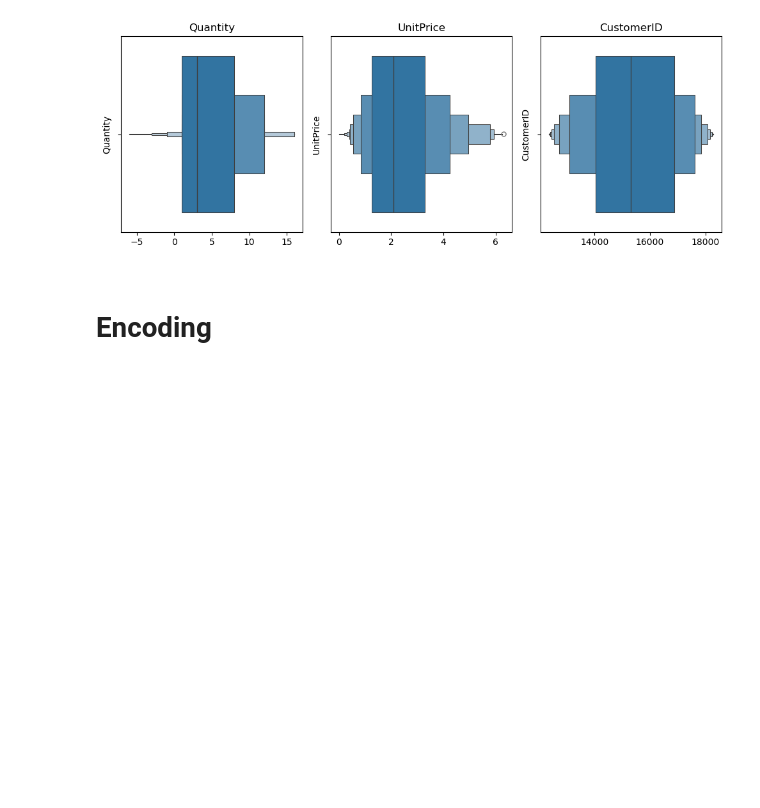
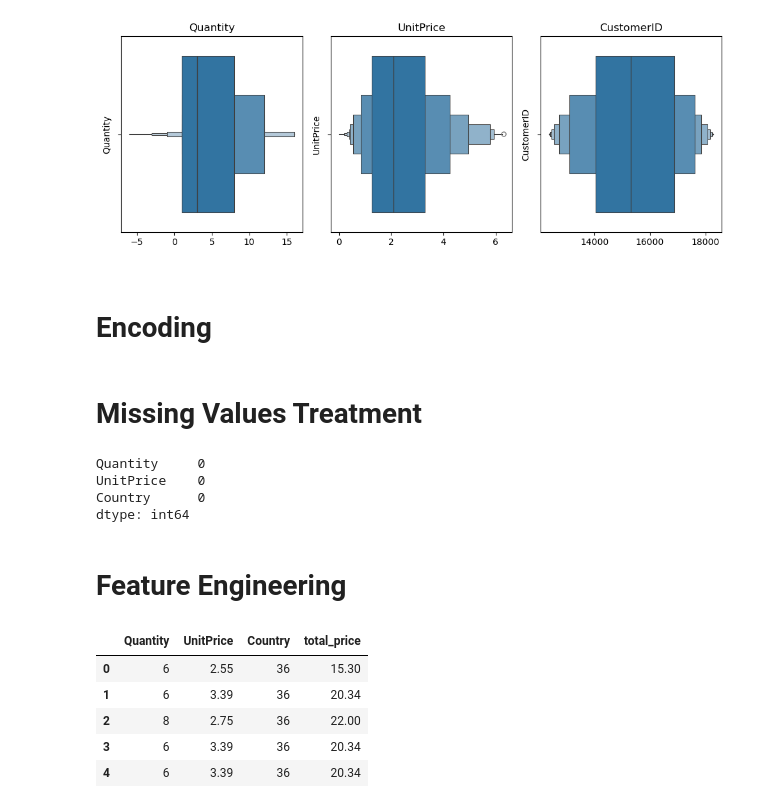
Before and after one commit to ahmedhassan456/customer_segmentation, a Jupyter notebook: customer_segmentation.ipynb, the cells around one changed output. Drawn from its saved outputs; the diff is of its cells as text; code cells hidden in the pictures; blank space fills up the shorter version.

```diff
--- a/customer_segmentation.ipynb
+++ b/customer_segmentation.ipynb
@@ -196,3 +196,5 @@ X = df[["Quantity", "UnitPrice", "Country"]]
 encoder = LabelEncoder()
 
 X["Country"] = encoder.fit_transform(X["Country"])
+# %% [markdown]
+# Missing Values Treatment
@@ -198,0 +203,9 @@ X["Country"] = encoder.fit_transform(X["Country"])
+# %%
+X.isnull().sum()
+# %% [output]
+Quantity     0
+UnitPrice    0
+Country      0
+dtype: int64
+# %% [markdown]
+# Feature Engineering
@@ -198,0 +214,9 @@ X["Country"] = encoder.fit_transform(X["Country"])
+# %%
+X.head()
+# %% [output]
+|  | Quantity | UnitPrice | Country | total_price |
+| 0 | 6 | 2.55 | 36 | 15.30 |
+| 1 | 6 | 3.39 | 36 | 20.34 |
+| 2 | 8 | 2.75 | 36 | 22.00 |
+| 3 | 6 | 3.39 | 36 | 20.34 |
+| 4 | 6 | 3.39 | 36 | 20.34 |
```
Also changed, not shown: parts of 4 cells of this notebook.
